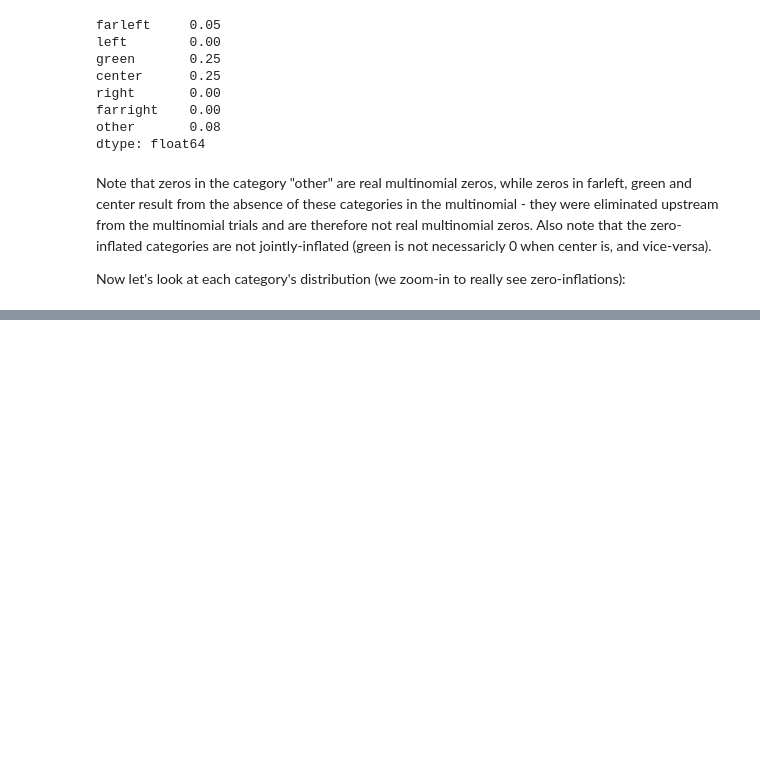
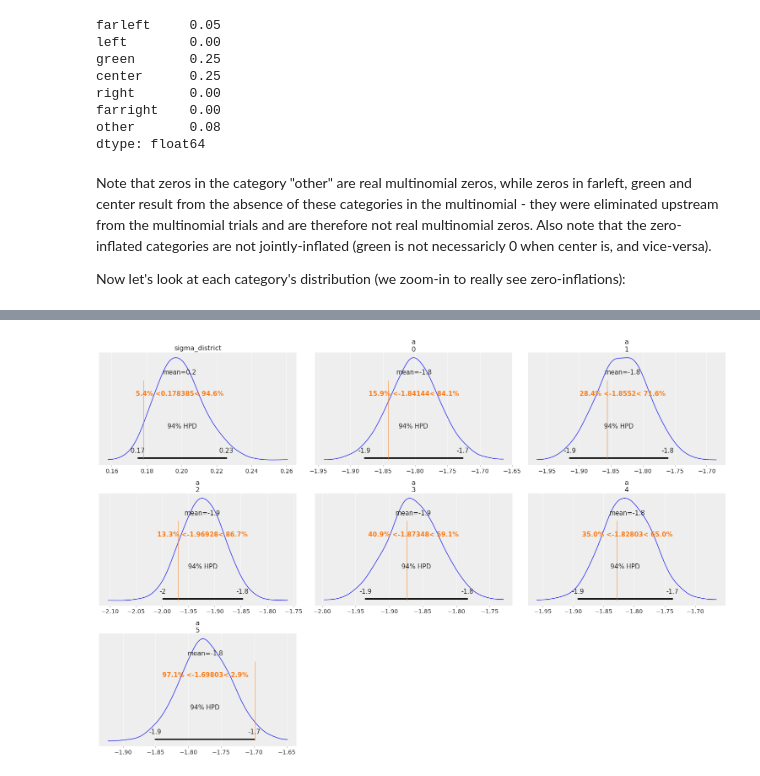
Before and after one commit to pollsposition/models, a Jupyter notebook: fondamentaux/munic_model.ipynb, the cells around one changed output, grey strips where cells are left out. Saved outputs shown, nothing was run; the diff lists cells and outputs as text; code cells hidden in the pictures; blank space fills up the shorter version.

```diff
--- a/fondamentaux/munic_model.ipynb
+++ b/fondamentaux/munic_model.ipynb
@@ -25,0 +78,3 @@ PARTIES = ["farleft", "left", "green", "center", "right", "farright", "other"]
+# %%
+# Number of available choices per customer
+no_slots = slots_available.sum(axis=1)
@@ -76,0 +272,24 @@ That's not the best plot, but we can see that farleft, green and center do have
+# %%
+with pm.Model() as m_multi:
+    a = pm.Normal("a", -1.8, 0.1, shape=Nparties - 1)
+    sigma_district = pm.Exponential("sigma_district", 1.0)
+
+    a_district = pm.Normal(
+        "a_district", a, sigma_district, shape=(Ndistricts, Nparties - 1)
+    )
+    a_district_f = tt.horizontal_stack(a_district, tt.zeros(shape=(Ndistricts, 1)))
+
+    p_district = pm.Deterministic("p_district", tt.nnet.softmax(a_district_f))
+    lat_p = tt.nnet.softmax(a_district_f[district_id])
+
+    # Keep only preferences for available choices:
+    slot_prob = slots_available * lat_p
+    # Normalize preferences for available choices:
+    slot_prob = slot_prob / tt.sum(slot_prob, axis=1, keepdims=True)
+    R = pm.Multinomial("R", n=N, p=slot_prob, observed=sim_R)
+
+    trace_multi = pm.sample(
+        2000, tune=3000, cores=2, random_seed=RANDOM_SEED, init="adapt_diag"
+    )
+
+az.summary(trace_multi, round_to=2, var_names=["a", "sigma_district", "p_district"])
@@ -76,0 +318,17 @@ That's not the best plot, but we can see that farleft, green and center do have
+# %%
+a_vals = [{"a_dim_0": i, "ref_val": true_a[i]} for i in range(len(true_a))]
+s_vals = [{"ref_val": true_sigma_district}]
+az.plot_posterior(
+    trace_multi,
+    var_names=["sigma_district", "a"],
+    ref_val={"sigma_district": s_vals, "a": a_vals},
+)
+
+# lines = [("a", {"a_dim_0": i}, true_a[i]) for i in range(len(true_a))]
+# az.plot_trace(
+# trace_multi,
+#  var_names=["sigma_district", "a"],
+#   lines=[("sigma_district", {}, true_sigma_district)] + lines,
+# )
+# %% [output]
+[figure, added]
```
Also changed, not shown: parts of 14 cells of this notebook.
